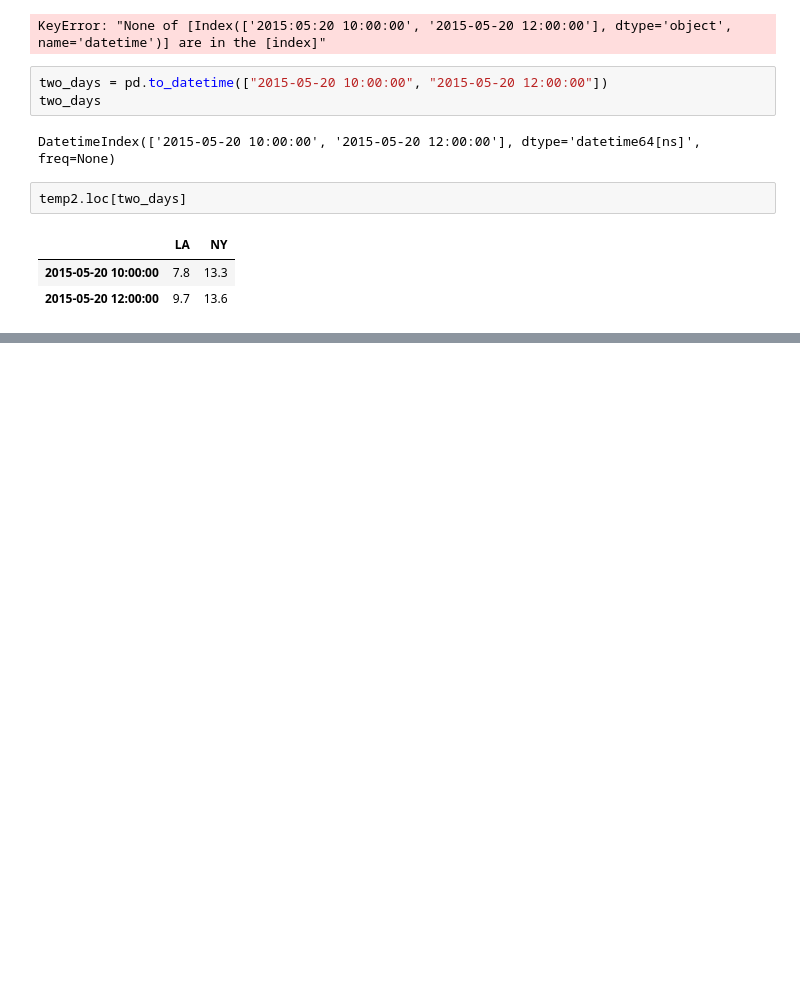
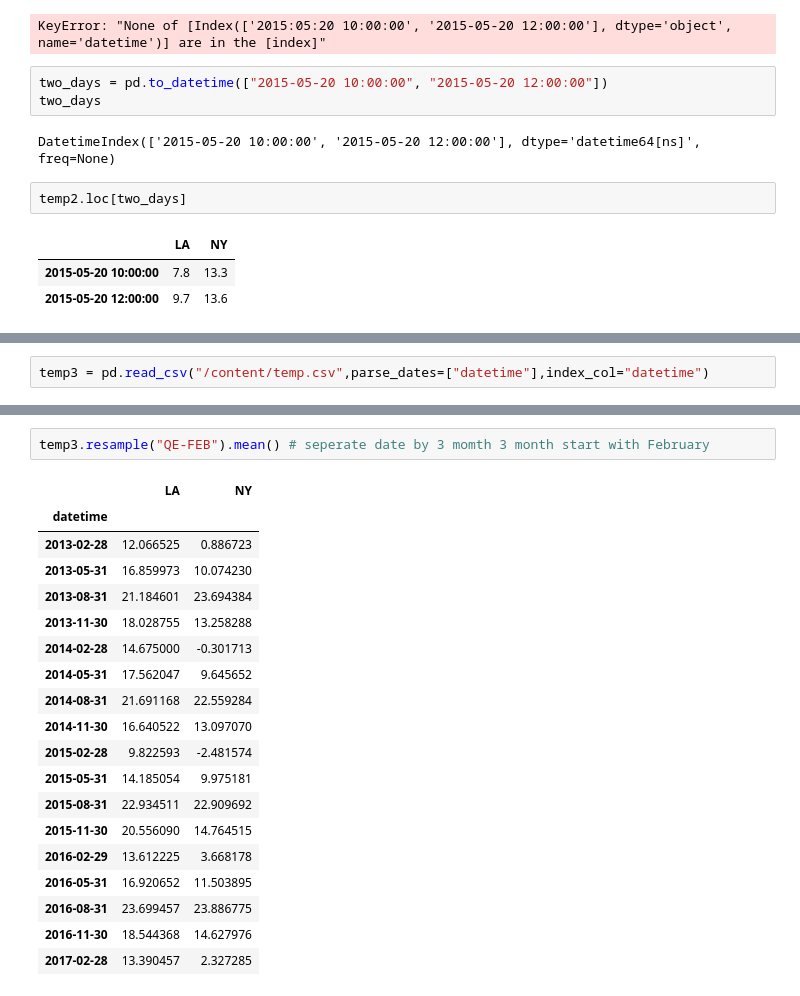
Before and after one commit to Rezamoghadam8810/Algorithmic_trading_tutorial, a Jupyter notebook: work_on_datetime_PANDAS.ipynb, the cells around one changed output, grey strips where cells are left out. Cells and saved outputs as stored; diff of their text form; blank space fills up the shorter version.

```diff
--- a/work_on_datetime_PANDAS.ipynb
+++ b/work_on_datetime_PANDAS.ipynb
@@ -314,0 +320,2 @@ temp2.loc[two_days]
+# %%
+temp3 = pd.read_csv("/content/temp.csv",parse_dates=["datetime"],index_col="datetime")
@@ -314,0 +521,22 @@ temp2.loc[two_days]
+# %%
+temp3.resample("QE-FEB").mean() # seperate date by 3 momth 3 month start with February
+# %% [output]
+|  | LA | NY |
+| datetime |  |  |
+| 2013-02-28 | 12.066525 | 0.886723 |
+| 2013-05-31 | 16.859973 | 10.074230 |
+| 2013-08-31 | 21.184601 | 23.694384 |
+| 2013-11-30 | 18.028755 | 13.258288 |
+| 2014-02-28 | 14.675000 | -0.301713 |
+| 2014-05-31 | 17.562047 | 9.645652 |
+| 2014-08-31 | 21.691168 | 22.559284 |
+| 2014-11-30 | 16.640522 | 13.097070 |
+| 2015-02-28 | 9.822593 | -2.481574 |
+| 2015-05-31 | 14.185054 | 9.975181 |
+| 2015-08-31 | 22.934511 | 22.909692 |
+| 2015-11-30 | 20.556090 | 14.764515 |
+| 2016-02-29 | 13.612225 | 3.668178 |
+| 2016-05-31 | 16.920652 | 11.503895 |
+| 2016-08-31 | 23.699457 | 23.886775 |
+| 2016-11-30 | 18.544368 | 14.627976 |
+| 2017-02-28 | 13.390457 | 2.327285 |
```
Also changed, not shown: parts of 17 cells of this notebook.
